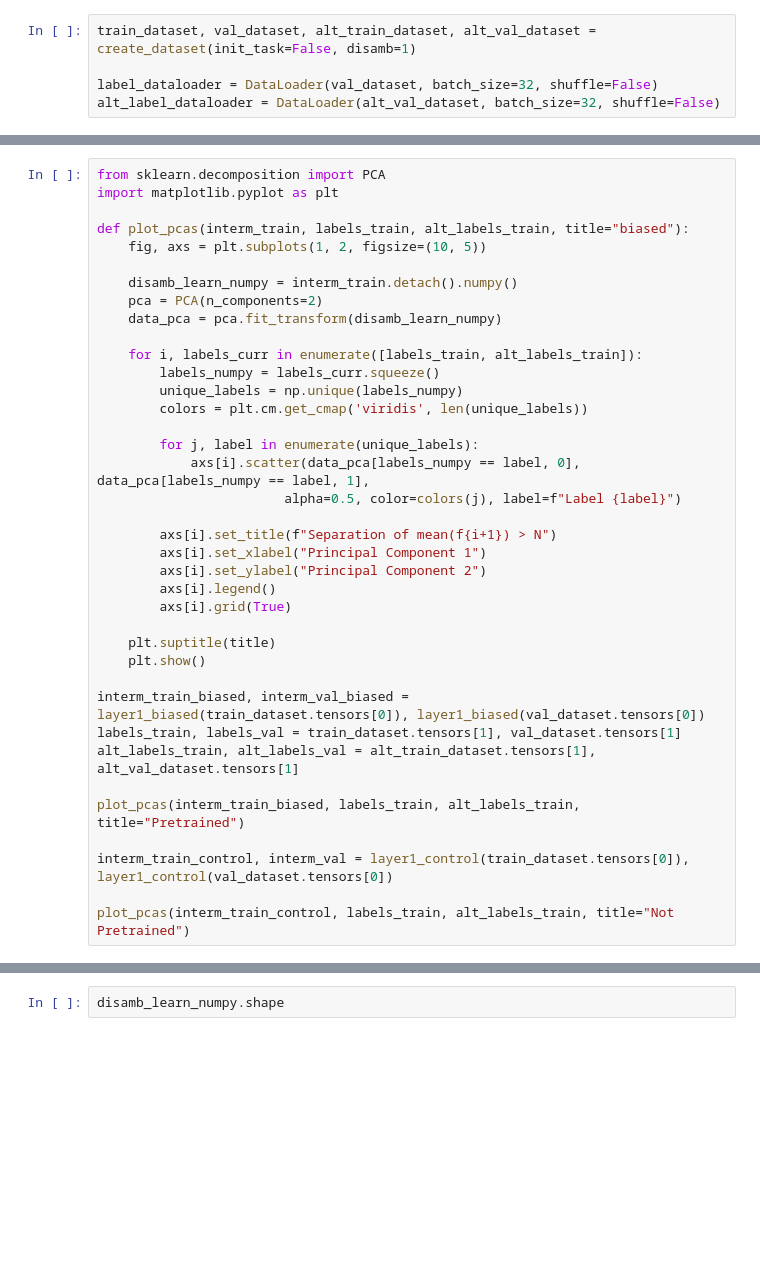
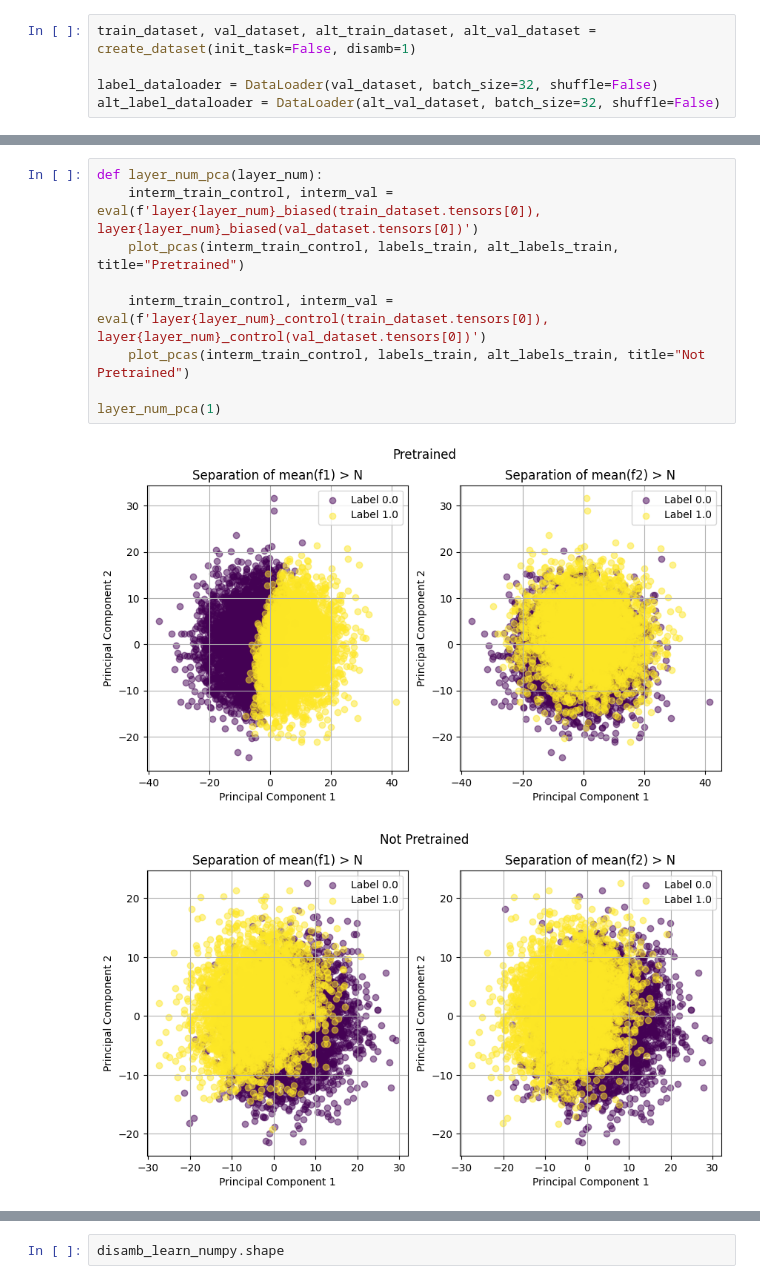
Before and after one commit to surajK610/curriculum_learning, a Jupyter notebook: src/notebooks/toy_model.ipynb, the cells around one changed output, grey strips where cells are left out. Saved outputs shown, nothing was run; the diff lists cells and outputs as text; blank space fills up the shorter version.

```diff
--- a/src/notebooks/toy_model.ipynb
+++ b/src/notebooks/toy_model.ipynb
@@ -253,39 +468,13 @@ train_dataset, val_dataset, alt_train_dataset, alt_val_dataset = create_dataset(
 ## need to be ambiguous be maximally random
 # %%
-from sklearn.decomposition import PCA
-import matplotlib.pyplot as plt
+def layer_num_pca(layer_num):
+    interm_train_control, interm_val = eval(f'layer{layer_num}_biased(train_dataset.tensors[0]), layer{layer_num}_biased(val_dataset.tensors[0])')
+    plot_pcas(interm_train_control, labels_train, alt_labels_train, title="Pretrained")
 
-def plot_pcas(interm_train, labels_train, alt_labels_train, title="biased"):
-    fig, axs = plt.subplots(1, 2, figsize=(10, 5))
+    interm_train_control, interm_val = eval(f'layer{layer_num}_control(train_dataset.tensors[0]), layer{layer_num}_control(val_dataset.tensors[0])')
+    plot_pcas(interm_train_control, labels_train, alt_labels_train, title="Not Pretrained")
 
-    disamb_learn_numpy = interm_train.detach().numpy()
-    pca = PCA(n_components=2)
-    data_pca = pca.fit_transform(disamb_learn_numpy)
-
-    for i, labels_curr in enumerate([labels_train, alt_labels_train]):
-        labels_numpy = labels_curr.squeeze()
-        unique_labels = np.unique(labels_numpy)
-        colors = plt.cm.get_cmap('viridis', len(unique_labels))
-
-        for j, label in enumerate(unique_labels):
-            axs[i].scatter(data_pca[labels_numpy == label, 0], data_pca[labels_numpy == label, 1],
-                        alpha=0.5, color=colors(j), label=f"Label {label}")
-
-        axs[i].set_title(f"Separation of mean(f{i+1}) > N")
-        axs[i].set_xlabel("Principal Component 1")
-        axs[i].set_ylabel("Principal Component 2")
-        axs[i].legend()
-        axs[i].grid(True)
-
-    plt.suptitle(title)
-    plt.show()
-
-interm_train_biased, interm_val_biased = layer1_biased(train_dataset.tensors[0]), layer1_biased(val_dataset.tensors[0])
-labels_train, labels_val = train_dataset.tensors[1], val_dataset.tensors[1]
-alt_labels_train, alt_labels_val = alt_train_dataset.tensors[1], alt_val_dataset.tensors[1]
-
-plot_pcas(interm_train_biased, labels_train, alt_labels_train, title="Pretrained")
-
-interm_train_control, interm_val = layer1_control(train_dataset.tensors[0]), layer1_control(val_dataset.tensors[0])
-
-plot_pcas(interm_train_control, labels_train, alt_labels_train, title="Not Pretrained")
+layer_num_pca(1)
+# %% [output]
+[figure, added]
+[figure, added]
```
Also changed, not shown: parts of 28 cells of this notebook, 1 other file.
